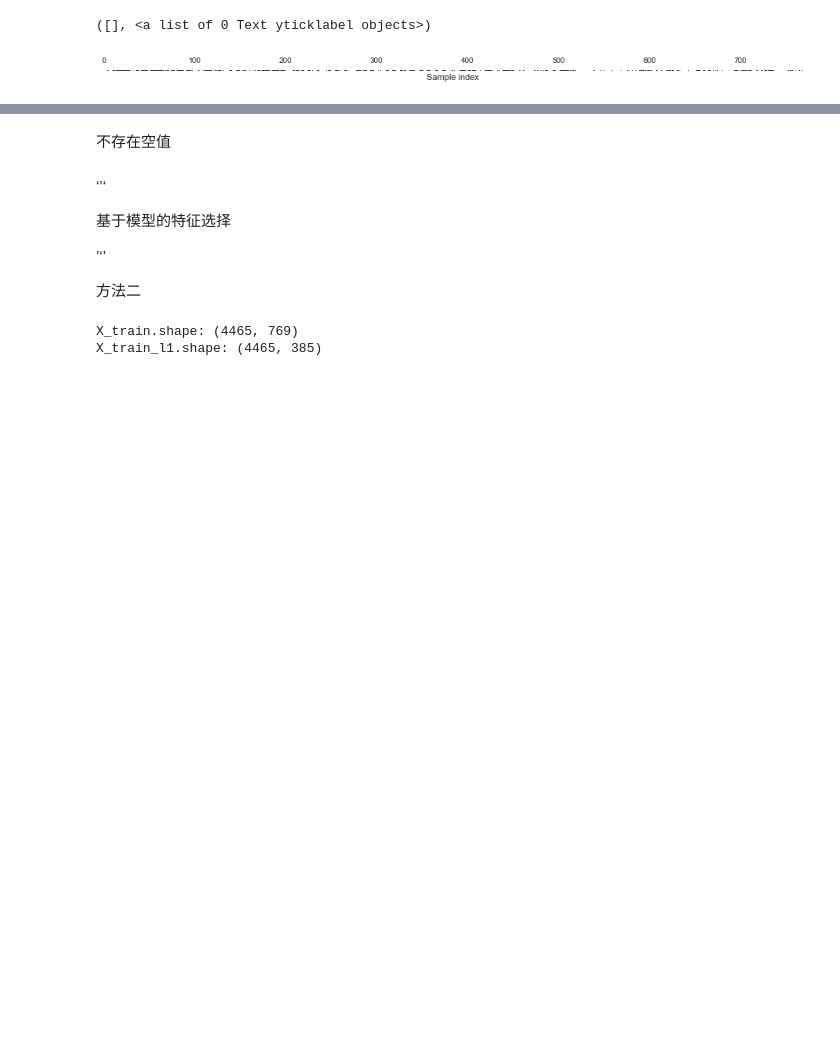
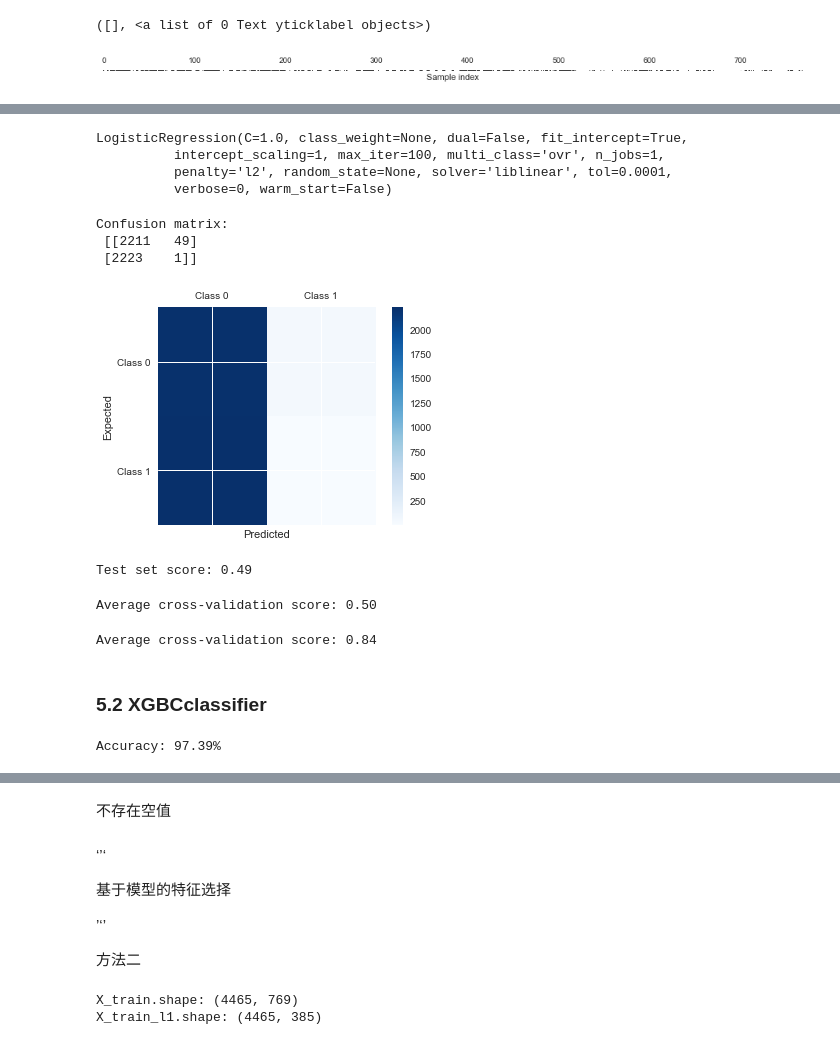
Before and after one commit to AnnYN/classify, a Jupyter notebook: paper.ipynb, the cells around one changed output, grey strips where cells are left out. Cells and saved outputs as stored; diff of their text form; code cells hidden in the pictures; blank space fills up the shorter version.

```diff
--- a/paper.ipynb
+++ b/paper.ipynb
@@ -518,0 +542,74 @@ plt.yticks(())
+# %%
+X_train_selected = select.transform(X_train)
+X_test_selected = select.transform(X_test)
+# %%
+from sklearn.linear_model import LogisticRegression
+
+
+log_reg = LogisticRegression()
+log_reg.fit(X_train_selected, y_train)
+# %% [output]
+LogisticRegression(C=1.0, class_weight=None, dual=False, fit_intercept=True,
+          intercept_scaling=1, max_iter=100, multi_class='ovr', n_jobs=1,
+          penalty='l2', random_state=None, solver='liblinear', tol=0.0001,
+          verbose=0, warm_start=False)
+# %%
+y_pred = log_reg.predict(X_test_selected)
+# %%
+from sklearn.metrics import confusion_matrix
+from matplotlib import pyplot as plt
+
+conf_mat = confusion_matrix(y_true=y_test, y_pred=y_pred)
+print('Confusion matrix:\n', conf_mat)
+
+labels = ['Class 0', 'Class 1']
+fig = plt.figure()
+ax = fig.add_subplot(111)
+cax = ax.matshow(conf_mat, cmap=plt.cm.Blues)
+fig.colorbar(cax)
+ax.set_xticklabels([''] + labels)
+ax.set_yticklabels([''] + labels)
+plt.xlabel('Predicted')
+plt.ylabel('Expected')
+plt.show()
+# %% [output]
+Confusion matrix:
+ [[2211   49]
+ [2223    1]]
+[figure, added]
+# %%
+# evaluate the model on the test set
+print("Test set score: {:.2f}".format(log_reg.score(X_test_selected, y_test)))
+# %% [output]
+Test set score: 0.49
+# %%
+#使用5折交叉验证
+from sklearn.model_selection import cross_val_score
+
+
+scores = cross_val_score(log_reg, X_, y_, cv=5)
+print("Average cross-validation score: {:.2f}".format(scores.mean()))
+# %% [output]
+Average cross-validation score: 0.50
+# %%
+#使用标准化后的数据
+scores = cross_val_score(log_reg, X_scaled, y_, cv=5)
+print("Average cross-validation score: {:.2f}".format(scores.mean()))
+# %% [output]
+Average cross-validation score: 0.84
+# %% [markdown]
+### 5.2 XGBCclassifier
+# %%
+from xgboost import XGBClassifier
+from sklearn.metrics import accuracy_score
+
+
+
+model = XGBClassifier()
+model.fit(X_train_selected, y_train)
+y_pred = model.predict(X_test_selected)
+
+accuracy = accuracy_score(y_test, y_pred)
+print("Accuracy: %.2f%%" % (accuracy * 100.0))
+# %% [output]
+Accuracy: 97.39%
```
Also changed, not shown: parts of 60 cells of this notebook.
